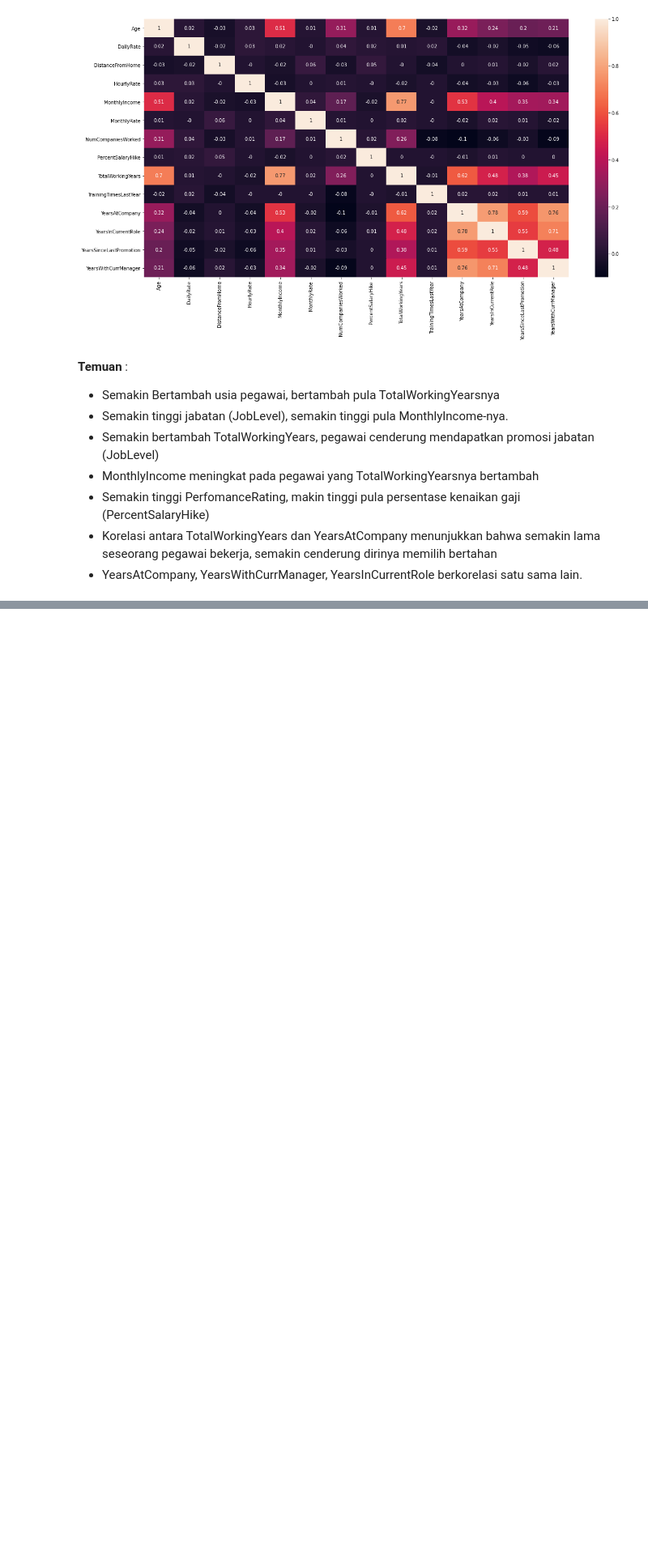
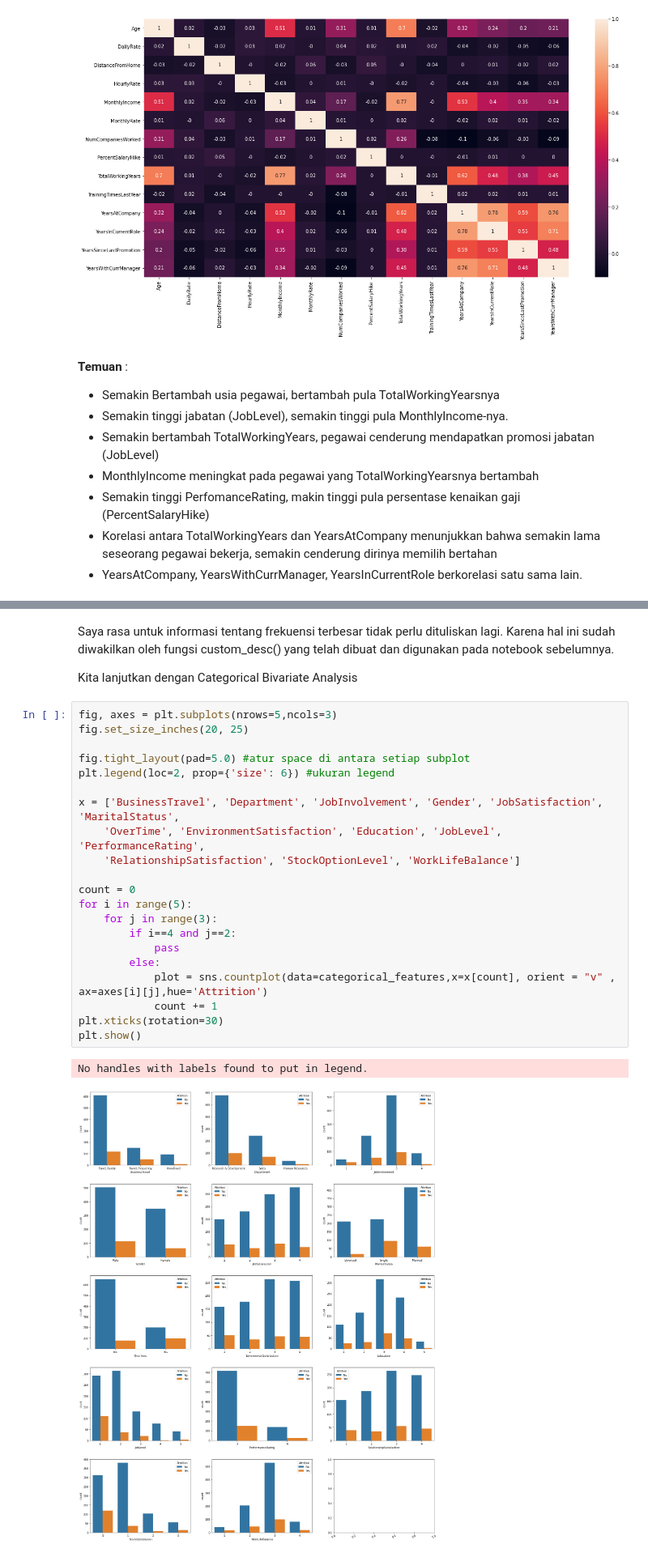
Before and after one commit to ariandy/final, a Jupyter notebook: 2. Exploratory Data Analysis.ipynb, the cells around one changed output, grey strips where cells are left out. Shown at 81% size. Drawn from its saved outputs; the diff is of its cells as text; blank space fills up the shorter version.

```diff
--- a/2. Exploratory Data Analysis.ipynb
+++ b/2. Exploratory Data Analysis.ipynb
@@ -294,0 +310,28 @@ plt.show()
+# %% [markdown]
+Saya rasa untuk informasi tentang frekuensi terbesar tidak perlu dituliskan lagi. Karena hal ini sudah diwakilkan oleh fungsi custom_desc() yang telah dibuat dan digunakan pada notebook sebelumnya.
+
+Kita lanjutkan dengan Categorical Bivariate Analysis
+# %%
+fig, axes = plt.subplots(nrows=5,ncols=3)
+fig.set_size_inches(20, 25)
+
+fig.tight_layout(pad=5.0) #atur space di antara setiap subplot
+plt.legend(loc=2, prop={'size': 6}) #ukuran legend
+
+x = ['BusinessTravel', 'Department', 'JobInvolvement', 'Gender', 'JobSatisfaction', 'MaritalStatus',
+    'OverTime', 'EnvironmentSatisfaction', 'Education', 'JobLevel', 'PerformanceRating',
+    'RelationshipSatisfaction', 'StockOptionLevel', 'WorkLifeBalance']
+
+count = 0
+for i in range(5):
+    for j in range(3):
+        if i==4 and j==2:
+            pass
+        else:
+            plot = sns.countplot(data=categorical_features,x=x[count], orient = "v" , ax=axes[i][j],hue='Attrition')
+            count += 1
+plt.xticks(rotation=30)
+plt.show()
+# %% [output]
+No handles with labels found to put in legend.
+[figure, added]
```
Also changed, not shown: parts of 19 cells of this notebook, 2 other files.
